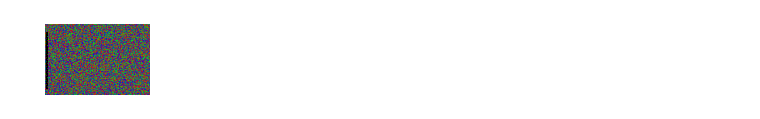
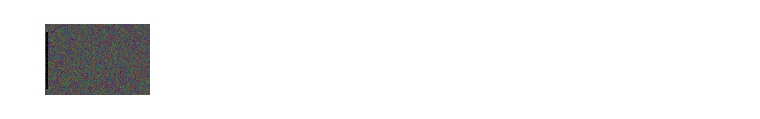
Before and after one commit to Leviticoos/Digichrome, a Jupyter notebook: Digichrome Filter.ipynb, the cells around one changed output. Saved outputs shown, nothing was run; the diff lists cells and outputs as text; code cells hidden in the pictures.

```diff
--- a/Digichrome Filter.ipynb
+++ b/Digichrome Filter.ipynb
@@ -208,9 +208,9 @@ def vine(top, bot, amp, width, omega, res, size, data, inval, x_shift, rand):
 # %%
 # generates Points
 x = 36+1 #length of x axis, 1mm more than frame for mounting
-dx = .2 #x size of average grain
+dx = .1 #x size of average grain
 y = 24+1 #length of y axis, 1mm more than frame for mounting
-dy = .2 #average y meassure of grain
+dy = .1 #average y meassure of grain
 p = .8 #chance of an out of sequence color
 alpha = 1 #transparency
 
@@ -247,32 +247,32 @@ for region in regions:
 # black out, makes sure we only see the frame
 points = np.array([[0,0],[0,y],[-10,y],[-10,0]])
 plt.fill(points[:,0],points[:,1],'k')
 points = np.array([[x,0],[x,y],[x+10,y],[x+10,0]])
 plt.fill(points[:,0],points[:,1],'k')
 
 
 # make calibraiton marks
 polygon = vine(22,2,0.25,0.25,3.89,0.25,0.15,[1,1,2,3],3, 0.5, .025)
 plt.fill(*zip(*polygon), color = 'black', alpha=alpha)
 
 #plt.plot(points[:,0], points[:,1], 'ko')
 
 plt.axis('equal')
 plt.xlim([0, x])
 plt.ylim([0, y])
 plt.axis('off')
 
 #copied from https://stackoverflow.com/questions/11837979/removing-white-space-around-a-saved-image
 #to get it to fill whole image
 plt.gca().set_axis_off()
 plt.subplots_adjust(top = 1, bottom = 0, right = 1, left = 0,
             hspace = 0, wspace = 0)
 plt.margins(0,0)
 plt.gca().xaxis.set_major_locator(plt.NullLocator())
 plt.gca().yaxis.set_major_locator(plt.NullLocator())
 
 #saving as a .png or .svg
-plt.savefig('vine_RGB_0.2_1.png', dpi=1200,bbox_inches='tight',pad_inches = 0)
+plt.savefig('vine_RGB_0.1.png', dpi=4800,bbox_inches='tight',pad_inches = 0)
 plt.show()
 # %% [output]
-[figure, old version]
+[figure, new version]
```
Also changed, not shown: parts of 1 cell of this notebook, 6 other files.
